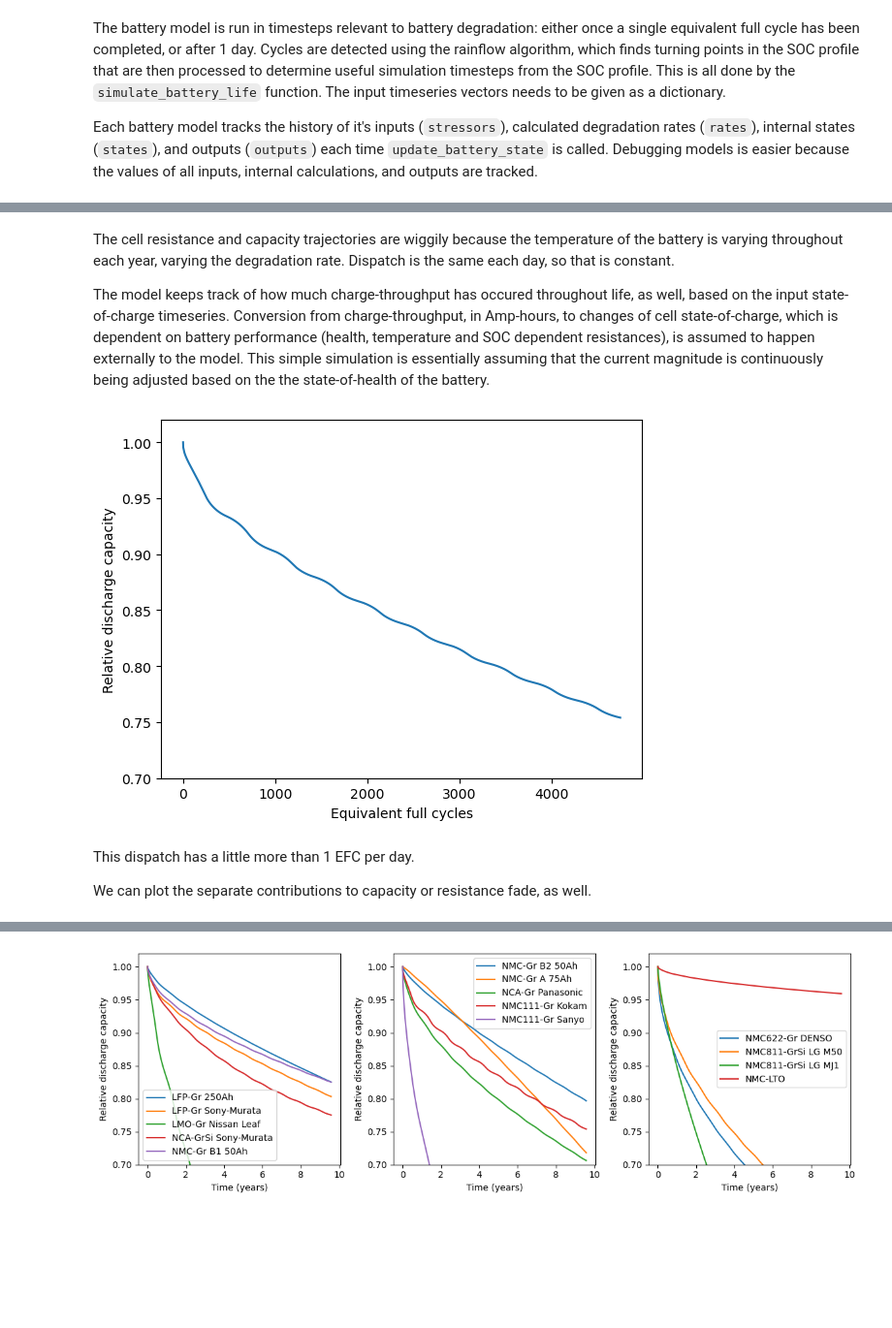
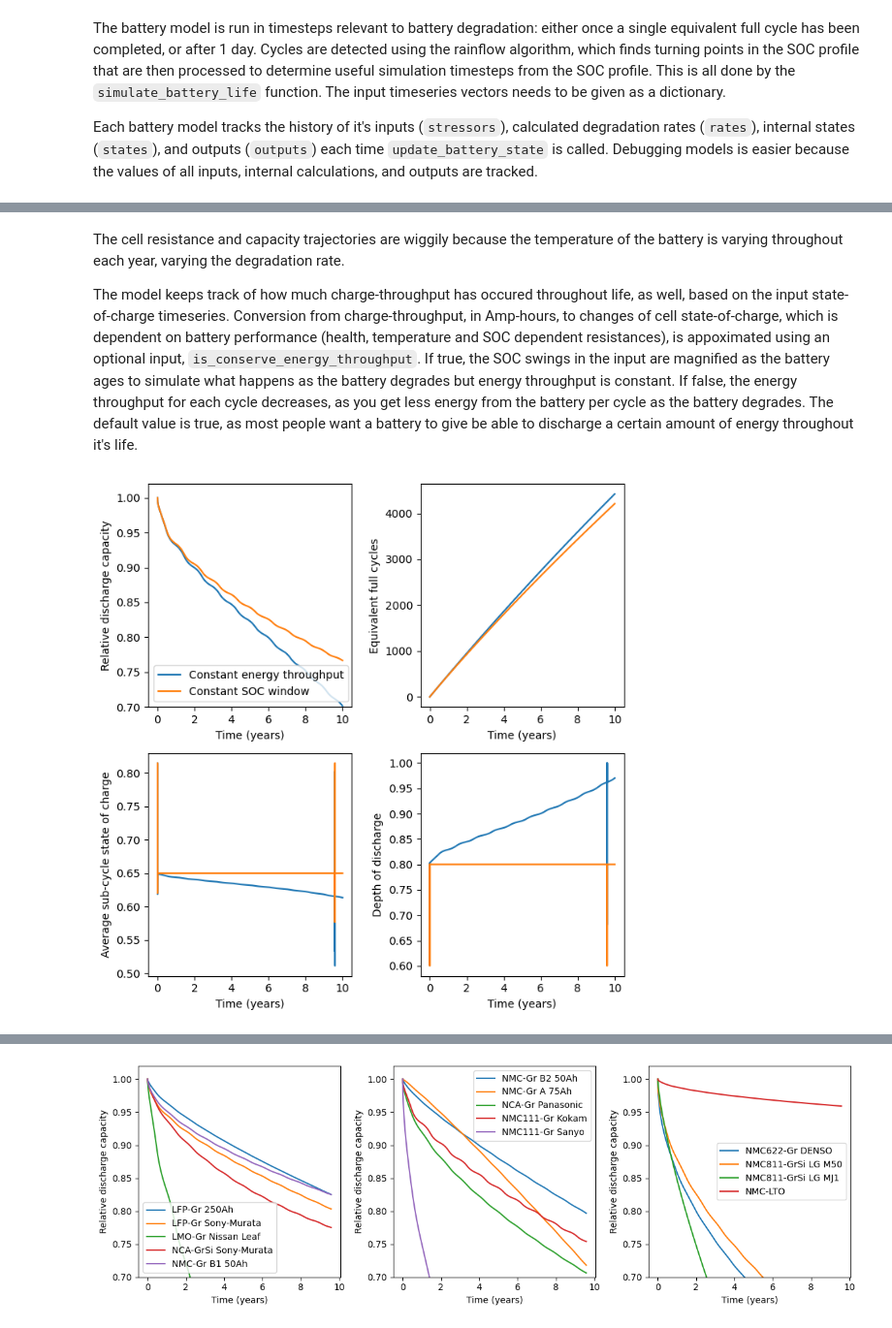
Before and after one commit to NREL/BLAST-Lite, a Jupyter notebook: examples/example.ipynb, the cells around one changed output, grey strips where cells are left out. Shown at 97% size. Cells and saved outputs as stored; diff of their text form; code cells hidden in the pictures; blank space fills up the shorter version.

Commit message:
Updated simulation to treat EFCs in the correct units, requiring an additional argument specifying how to update battery stress over lifetime

```diff
--- a/examples/example.ipynb
+++ b/examples/example.ipynb
@@ -108,16 +108,39 @@ plt.show()
 # %% [markdown]
-The cell resistance and capacity trajectories are wiggily because the temperature of the battery is varying throughout each year, varying the degradation rate. Dispatch is the same each day, so that is constant.
+The cell resistance and capacity trajectories are wiggily because the temperature of the battery is varying throughout each year, varying the degradation rate.
 
-The model keeps track of how much charge-throughput has occured throughout life, as well, based on the input state-of-charge timeseries. Conversion from charge-throughput, in Amp-hours, to changes of cell state-of-charge, which is dependent on battery performance (health, temperature and SOC dependent resistances), is assumed to happen externally to the model. This simple simulation is essentially assuming that the current magnitude is continuously being adjusted based on the the state-of-health of the battery.
+The model keeps track of how much charge-throughput has occured throughout life, as well, based on the input state-of-charge timeseries. Conversion from charge-throughput, in Amp-hours, to changes of cell state-of-charge, which is dependent on battery performance (health, temperature and SOC dependent resistances), is appoximated using an optional input, `is_conserve_energy_throughput`. If true, the SOC swings in the input are magnified as the battery ages to simulate what happens as the battery degrades but energy throughput is constant. If false, the energy throughput for each cycle decreases, as you get less energy from the battery per cycle as the battery degrades. The default value is true, as most people want a battery to give be able to discharge a certain amount of energy throughout it's life.
-# %%
-plt.plot(cell.stressors['efc'], cell.outputs['q'])
-plt.xlabel('Equivalent full cycles')
-plt.ylabel('Relative discharge capacity')
-plt.ylim((0.7, 1.02))
-plt.show()
-# %% [output]
-[figure, removed]
-# %% [markdown]
-This dispatch has a little more than 1 EFC per day.
-
-We can plot the separate contributions to capacity or resistance fade, as well.
+# %%
+cell_constant_energy = Nmc111_Gr_Kokam75Ah_Battery()
+cell_constant_energy.simulate_battery_life(simulation_inputs, is_conserve_energy_throughput=True)
+
+cell_constant_SOC = Nmc111_Gr_Kokam75Ah_Battery()
+cell_constant_SOC.simulate_battery_life(simulation_inputs, is_conserve_energy_throughput=False)
+
+fig, ax = plt.subplots(2, 2, figsize=(7,7))
+ax = ax.ravel()
+
+ax[0].plot(cell_constant_energy.stressors['t_days']/365, cell_constant_energy.outputs['q'], label='Constant energy throughput')
+ax[0].plot(cell_constant_SOC.stressors['t_days']/365, cell_constant_SOC.outputs['q'], label='Constant SOC window')
+ax[0].set_xlabel('Time (years)')
+ax[0].set_ylabel('Relative discharge capacity')
+ax[0].set_ylim((0.7, 1.02))
+ax[0].legend(loc='lower left')
+
+ax[1].plot(cell_constant_energy.stressors['t_days']/365, cell_constant_energy.stressors['efc'])
+ax[1].plot(cell_constant_SOC.stressors['t_days']/365, cell_constant_SOC.stressors['efc'])
+ax[1].set_xlabel('Time (years)')
+ax[1].set_ylabel('Equivalent full cycles')
+
+ax[2].plot(cell_constant_energy.stressors['t_days']/365, cell_constant_energy.stressors['soc'])
+ax[2].plot(cell_constant_SOC.stressors['t_days']/365, cell_constant_SOC.stressors['soc'])
+ax[2].set_xlabel('Time (years)')
+ax[2].set_ylabel('Average sub-cycle state of charge')
+
+ax[3].plot(cell_constant_energy.stressors['t_days']/365, cell_constant_energy.stressors['dod'])
+ax[3].plot(cell_constant_SOC.stressors['t_days']/365, cell_constant_SOC.stressors['dod'])
+ax[3].set_xlabel('Time (years)')
+ax[3].set_ylabel('Depth of discharge')
+
+plt.tight_layout()
+# %% [output]
+[figure, added]
```
Also changed, not shown: parts of 9 cells of this notebook, 5 other files.
